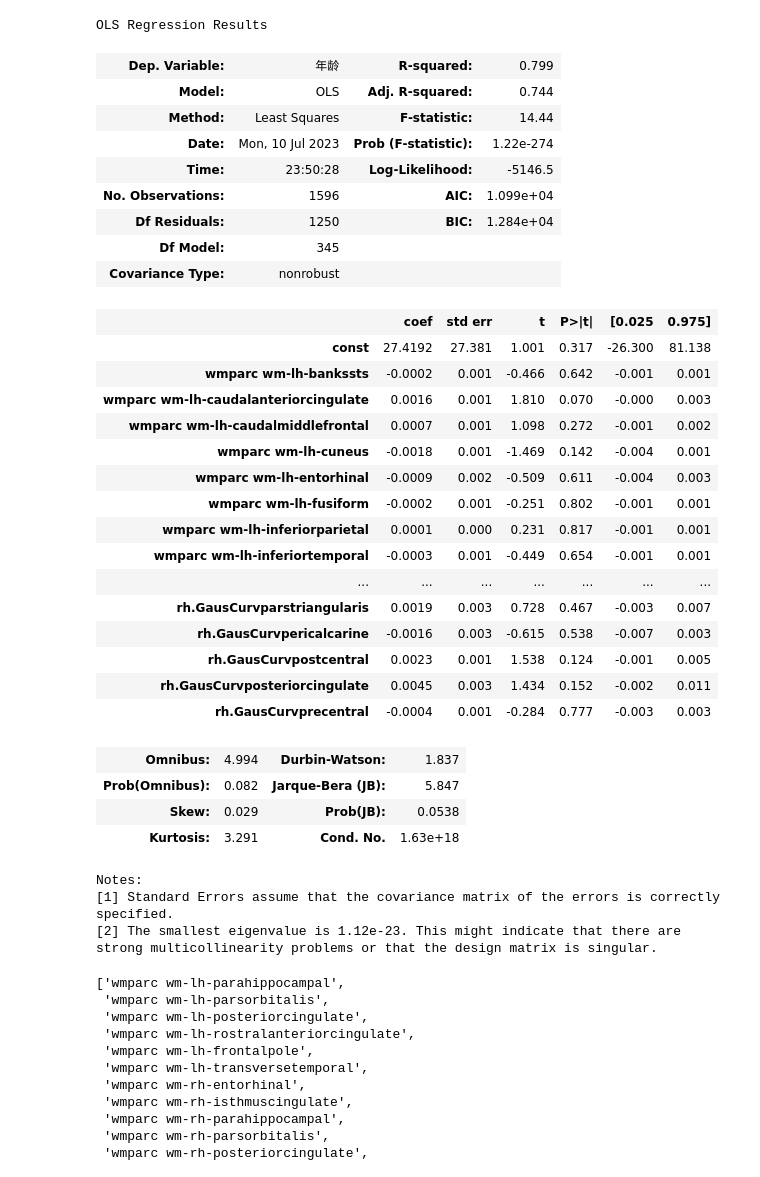
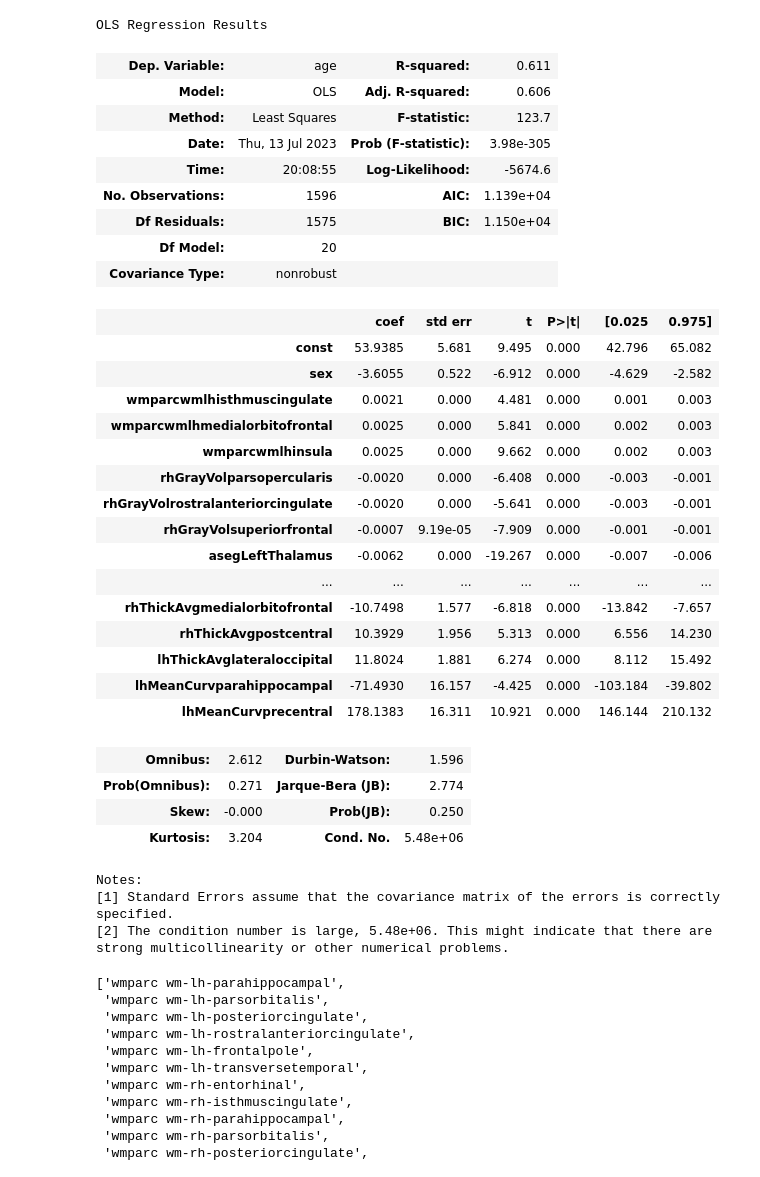
Before and after one commit to lullcant/413project, a Jupyter notebook: preprocess.ipynb, the cells around one changed output. Drawn from its saved outputs; the diff is of its cells as text; code cells hidden in the pictures.

```diff
--- a/preprocess.ipynb
+++ b/preprocess.ipynb
@@ -142,6 +163,7 @@ fulldata.rename(columns={'性别': 'sex', '年龄': 'age'}, inplace=True)
 fulldata.columns = fulldata.columns.str.replace(' ', '')
 fulldata.columns = fulldata.columns.str.replace('.', '')
 fulldata.columns = fulldata.columns.str.replace('-', '')
+fulldata['sex'] = fulldata['sex'].replace(2,0)
 fulldata
 # %% [output]
 |  | sex | age | wmparcwmlhbankssts | wmparcwmlhcaudalanteriorcingulate | wmparcwmlhcaudalmiddlefrontal | wmparcwmlhcuneus | ... |
@@ -159,5 +181,5 @@ fulldata
 1596 rows × 409 columns
 # %%
-sub_df = fulldata[['age'] + [col for col in fulldata.columns if ('caudalanteriorcingulate' in col)]]
-sub_df
+filter_ed = fulldata[['age'] + [col for col in fulldata.columns if ('lh' not in col) ]]
+filter_ed
 # %% [output]
@@ -203,54 +269,53 @@ continue,best aic is{} 10764.508785385704
 # %%
 # 将第一列设置为响应变量
-response = fulldata.iloc[:, 3]
-
+response = fulldata.iloc[:, 1]
 # 将剩余所有列设置为预测变量（自变量）
-predictors = fulldata.iloc[:, 4:]
+predictors = sub_df
 
 # 添加截距列
 predictors = sm.add_constant(predictors)
 
 # 构建线性回归模型
 model = sm.OLS(response, predictors)
 
 # 拟合模型
 results = model.fit()
 results.summary()
 # %% [output]
 OLS Regression Results
-| Dep. Variable: | 年龄 | R-squared: | 0.799 |
-| Model: | OLS | Adj. R-squared: | 0.744 |
-| Method: | Least Squares | F-statistic: | 14.44 |
-| Date: | Mon, 10 Jul 2023 | Prob (F-statistic): | 1.22e-274 |
-| Time: | 23:50:28 | Log-Likelihood: | -5146.5 |
-| No. Observations: | 1596 | AIC: | 1.099e+04 |
-| Df Residuals: | 1250 | BIC: | 1.284e+04 |
-| Df Model: | 345 |  |  |
+| Dep. Variable: | age | R-squared: | 0.611 |
+| Model: | OLS | Adj. R-squared: | 0.606 |
+| Method: | Least Squares | F-statistic: | 123.7 |
+| Date: | Thu, 13 Jul 2023 | Prob (F-statistic): | 3.98e-305 |
+| Time: | 20:08:55 | Log-Likelihood: | -5674.6 |
+| No. Observations: | 1596 | AIC: | 1.139e+04 |
+| Df Residuals: | 1575 | BIC: | 1.150e+04 |
+| Df Model: | 20 |  |  |
 | Covariance Type: | nonrobust |  |  |
 |  | coef | std err | t | P>|t| | [0.025 | 0.975] |
-| const | 27.4192 | 27.381 | 1.001 | 0.317 | -26.300 | 81.138 |
-| wmparc wm-lh-bankssts | -0.0002 | 0.001 | -0.466 | 0.642 | -0.001 | 0.001 |
-| wmparc wm-lh-caudalanteriorcingulate | 0.0016 | 0.001 | 1.810 | 0.070 | -0.000 | 0.003 |
-| wmparc wm-lh-caudalmiddlefrontal | 0.0007 | 0.001 | 1.098 | 0.272 | -0.001 | 0.002 |
-| wmparc wm-lh-cuneus | -0.0018 | 0.001 | -1.469 | 0.142 | -0.004 | 0.001 |
-| wmparc wm-lh-entorhinal | -0.0009 | 0.002 | -0.509 | 0.611 | -0.004 | 0.003 |
-| wmparc wm-lh-fusiform | -0.0002 | 0.001 | -0.251 | 0.802 | -0.001 | 0.001 |
-| wmparc wm-lh-inferiorparietal | 0.0001 | 0.000 | 0.231 | 0.817 | -0.001 | 0.001 |
-| wmparc wm-lh-inferiortemporal | -0.0003 | 0.001 | -0.449 | 0.654 | -0.001 | 0.001 |
+| const | 53.9385 | 5.681 | 9.495 | 0.000 | 42.796 | 65.082 |
+| sex | -3.6055 | 0.522 | -6.912 | 0.000 | -4.629 | -2.582 |
+| wmparcwmlhisthmuscingulate | 0.0021 | 0.000 | 4.481 | 0.000 | 0.001 | 0.003 |
+| wmparcwmlhmedialorbitofrontal | 0.0025 | 0.000 | 5.841 | 0.000 | 0.002 | 0.003 |
+| wmparcwmlhinsula | 0.0025 | 0.000 | 9.662 | 0.000 | 0.002 | 0.003 |
+| rhGrayVolparsopercularis | -0.0020 | 0.000 | -6.408 | 0.000 | -0.003 | -0.001 |
+| rhGrayVolrostralanteriorcingulate | -0.0020 | 0.000 | -5.641 | 0.000 | -0.003 | -0.001 |
+| rhGrayVolsuperiorfrontal | -0.0007 | 9.19e-05 | -7.909 | 0.000 | -0.001 | -0.001 |
+| asegLeftThalamus | -0.0062 | 0.000 | -19.267 | 0.000 | -0.007 | -0.006 |
 | ... | ... | ... | ... | ... | ... | ... |
-| rh.GausCurvparstriangularis | 0.0019 | 0.003 | 0.728 | 0.467 | -0.003 | 0.007 |
-| rh.GausCurvpericalcarine | -0.0016 | 0.003 | -0.615 | 0.538 | -0.007 | 0.003 |
-| rh.GausCurvpostcentral | 0.0023 | 0.001 | 1.538 | 0.124 | -0.001 | 0.005 |
-| rh.GausCurvposteriorcingulate | 0.0045 | 0.003 | 1.434 | 0.152 | -0.002 | 0.011 |
-| rh.GausCurvprecentral | -0.0004 | 0.001 | -0.284 | 0.777 | -0.003 | 0.003 |
+| rhThickAvgmedialorbitofrontal | -10.7498 | 1.577 | -6.818 | 0.000 | -13.842 | -7.657 |
+| rhThickAvgpostcentral | 10.3929 | 1.956 | 5.313 | 0.000 | 6.556 | 14.230 |
+| lhThickAvglateraloccipital | 11.8024 | 1.881 | 6.274 | 0.000 | 8.112 | 15.492 |
+| lhMeanCurvparahippocampal | -71.4930 | 16.157 | -4.425 | 0.000 | -103.184 | -39.802 |
+| lhMeanCurvprecentral | 178.1383 | 16.311 | 10.921 | 0.000 | 146.144 | 210.132 |
-| Omnibus: | 4.994 | Durbin-Watson: | 1.837 |
-| Prob(Omnibus): | 0.082 | Jarque-Bera (JB): | 5.847 |
-| Skew: | 0.029 | Prob(JB): | 0.0538 |
-| Kurtosis: | 3.291 | Cond. No. | 1.63e+18 |
+| Omnibus: | 2.612 | Durbin-Watson: | 1.596 |
+| Prob(Omnibus): | 0.271 | Jarque-Bera (JB): | 2.774 |
+| Skew: | -0.000 | Prob(JB): | 0.250 |
+| Kurtosis: | 3.204 | Cond. No. | 5.48e+06 |
 Notes:
 [1] Standard Errors assume that the covariance matrix of the errors is correctly specified.
-[2] The smallest eigenvalue is 1.12e-23. This might indicate that there are
-strong multicollinearity problems or that the design matrix is singular.
+[2] The condition number is large, 5.48e+06. This might indicate that there are
+strong multicollinearity or other numerical problems.
 # %%
 right_skewed,left_skewed = process_columns(fulldata)
 right_skewed
```
Also changed, not shown: parts of 8 cells of this notebook.
